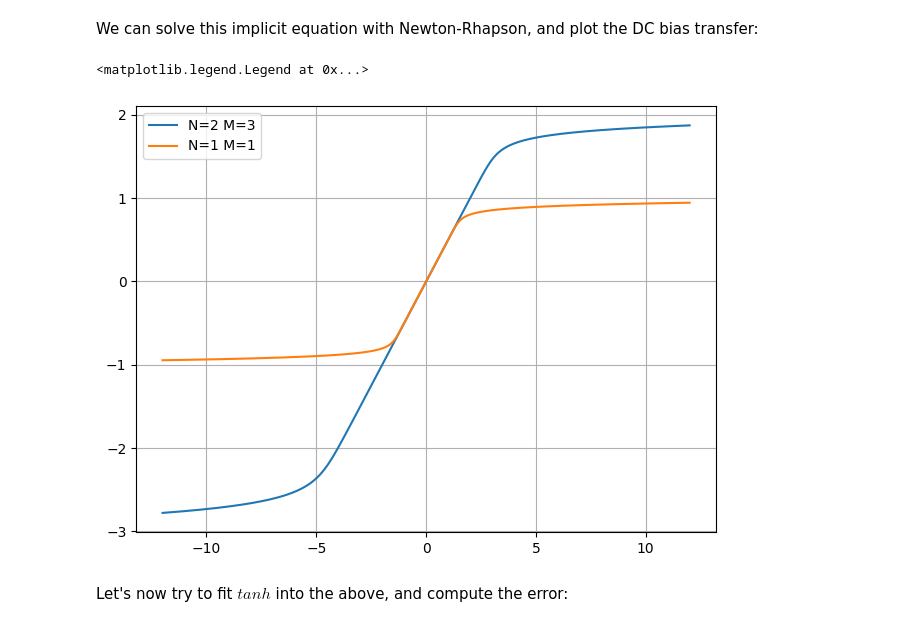
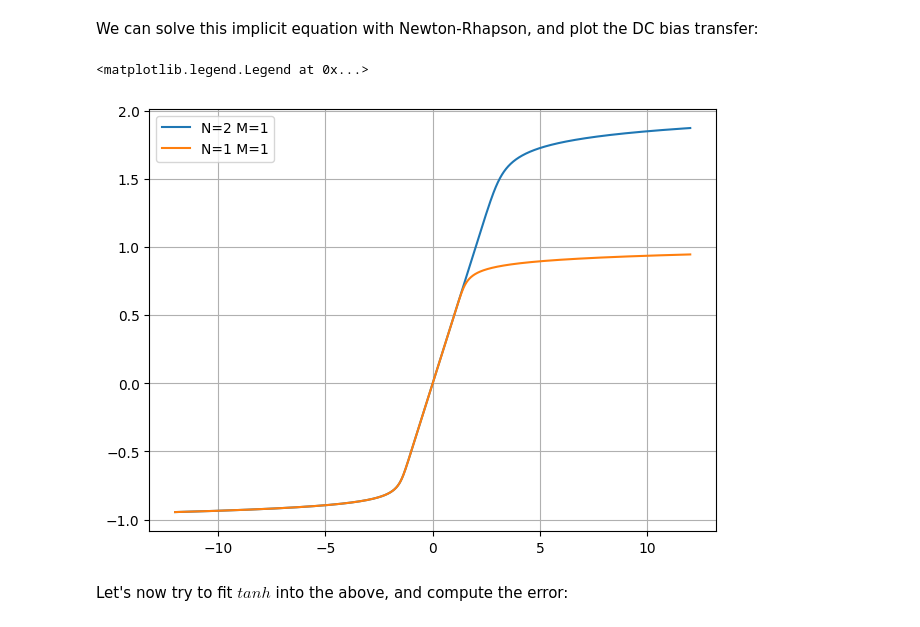
Before and after one commit to SolarLiner/valib, a Jupyter notebook: doc/clippers.ipynb, the cells around one changed output. Saved outputs shown, nothing was run; the diff lists cells and outputs as text; code cells hidden in the pictures.

Commit message:
diode clipper: derived new parameters + fixed typo

```diff
--- a/doc/clippers.ipynb
+++ b/doc/clippers.ipynb
@@ -118,19 +148,19 @@ def evaluate_diode_eq(isat=4.352e-9, n=1.906, vt=23e-3, nf=1, nb=1, range=12, st
 # %%
 import matplotlib.pyplot as plt
 
 
-x, y = evaluate_diode_eq(nf=2, nb=3)
-plt.plot(x, y, label="N=2 M=3")
+x, y = evaluate_diode_eq(DiodeClipperConfiguration.silicon(2, 1))
+plt.plot(x, y, label="N=2 M=1")
 
 x, y = evaluate_diode_eq()
 plt.plot(x, y, label="N=1 M=1")
 
 plt.grid(True, 'both')
 plt.tight_layout()
 plt.legend()
 # %% [output]
 <matplotlib.legend.Legend at 0x...>
-[figure, old version]
+[figure, new version]
 # %% [markdown]
 Let's now try to fit $tanh$ into the above, and compute the error:
 # %%
```
Also changed, not shown: parts of 8 cells of this notebook, 2 other files.
